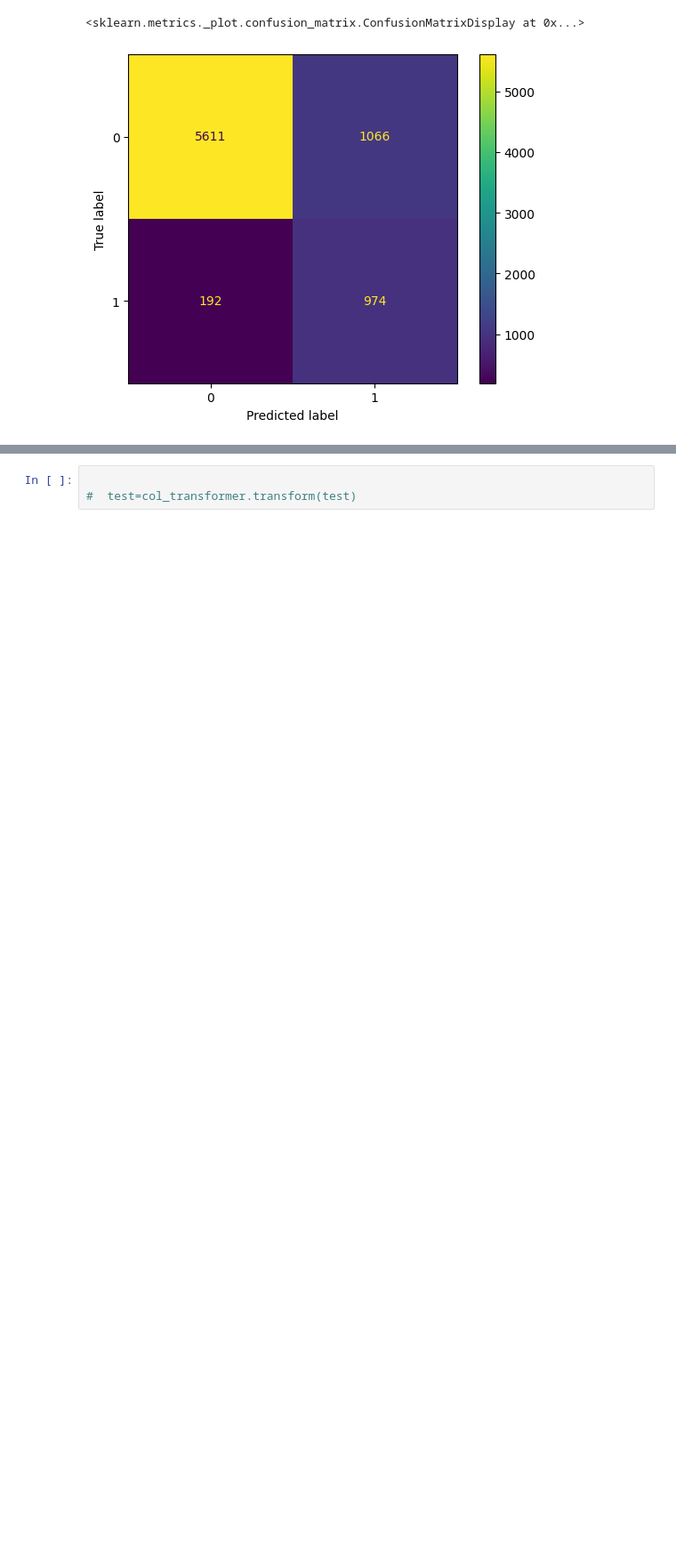
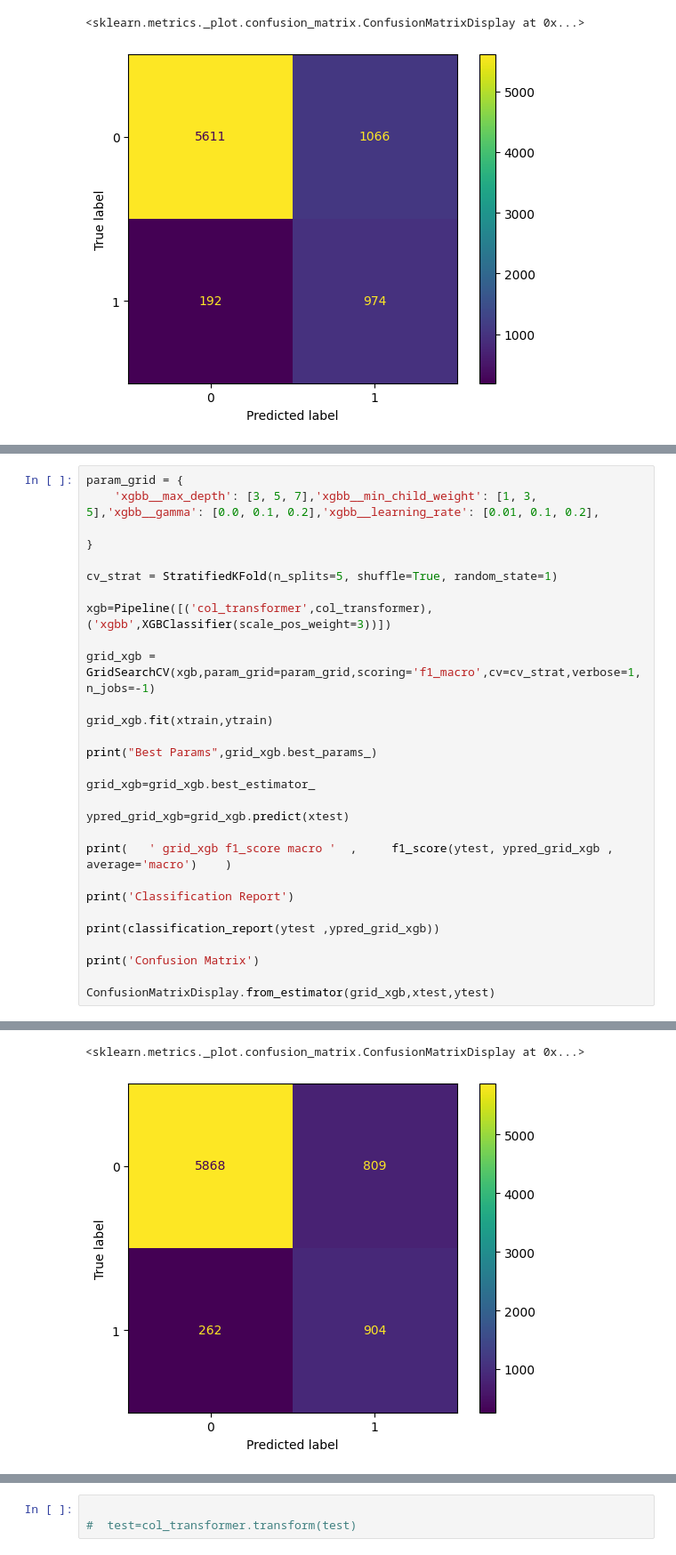
Before and after one commit to linisha04/Predict-the-Success-of-Bank-telemarketing, a Jupyter notebook: liniiiii.ipynb, the cells around one changed output, grey strips where cells are left out. Shown at 89% size. Drawn from its saved outputs; the diff is of its cells as text; blank space fills up the shorter version.

Commit message:
Kaggle Notebook | 22f2000254-notebook-t32024 | 84-grid-xgb

```diff
--- a/liniiiii.ipynb
+++ b/liniiiii.ipynb
@@ -1068,0 +1113,30 @@ Confusion Matrix
+# %%
+param_grid = {
+    'xgbb__max_depth': [3, 5, 7],'xgbb__min_child_weight': [1, 3, 5],'xgbb__gamma': [0.0, 0.1, 0.2],'xgbb__learning_rate': [0.01, 0.1, 0.2],
+
+}
+
+cv_strat = StratifiedKFold(n_splits=5, shuffle=True, random_state=1)
+
+xgb=Pipeline([('col_transformer',col_transformer),('xgbb',XGBClassifier(scale_pos_weight=3))])
+
+grid_xgb = GridSearchCV(xgb,param_grid=param_grid,scoring='f1_macro',cv=cv_strat,verbose=1,n_jobs=-1)
+
+grid_xgb.fit(xtrain,ytrain)
+
+print("Best Params",grid_xgb.best_params_)
+
+grid_xgb=grid_xgb.best_estimator_
+
+ypred_grid_xgb=grid_xgb.predict(xtest)
+
+print(   ' grid_xgb f1_score macro '  ,     f1_score(ytest, ypred_grid_xgb , average='macro')    )
+
+print('Classification Report')
+
+print(classification_report(ytest ,ypred_grid_xgb))
+
+print('Confusion Matrix')
+
+ConfusionMatrixDisplay.from_estimator(grid_xgb,xtest,ytest)
+# %% [output]
@@ -1069,3 +1157,5 @@ Confusion Matrix
+<sklearn.metrics._plot.confusion_matrix.ConfusionMatrixDisplay at 0x...>
+[figure, added]
 # %%
 # from imblearn.ensemble import EasyEnsembleClassifier
 # eec = EasyEnsembleClassifier(estimator=rf ,random_state=1,n_jobs=-1)
```
Also changed, not shown: parts of 4 cells of this notebook.
